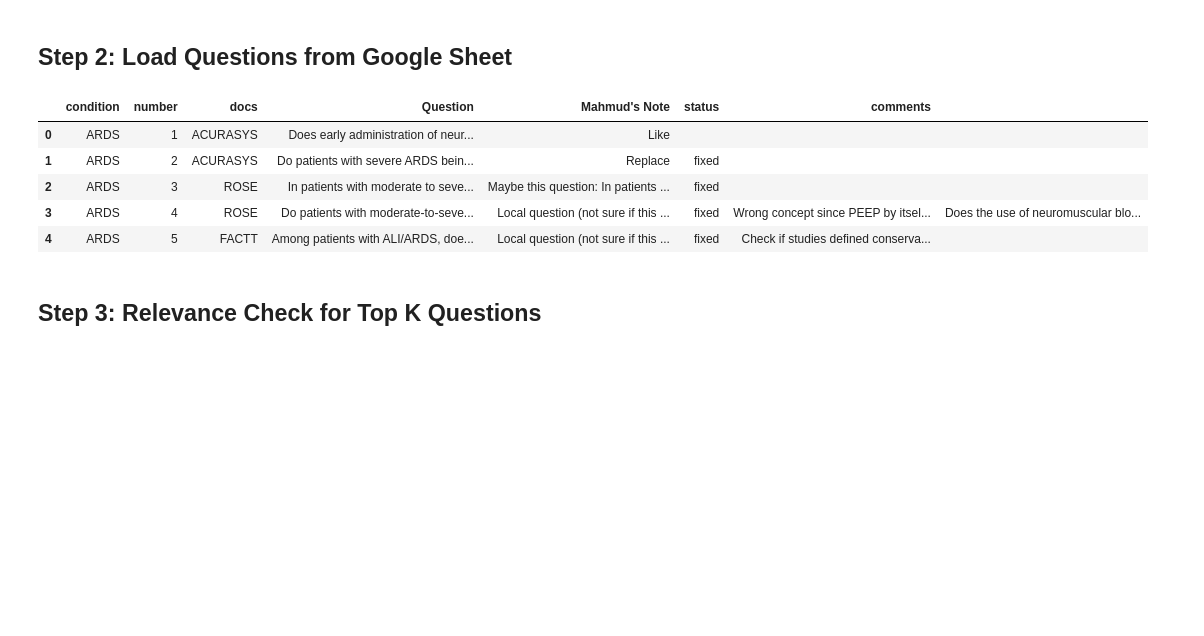
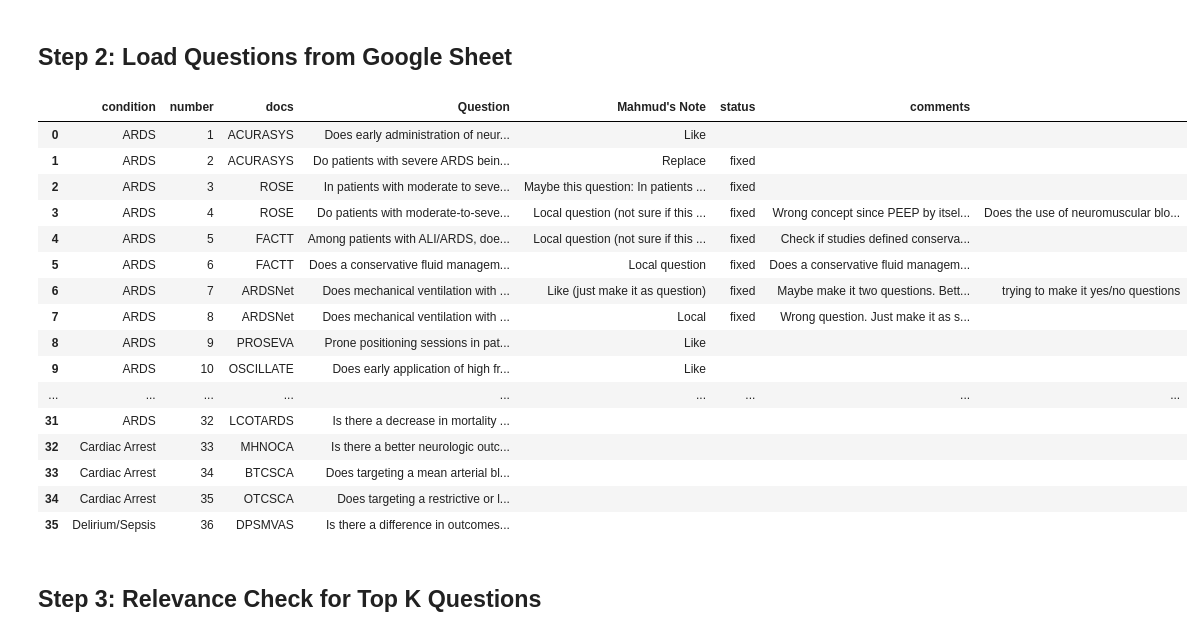
Before and after one commit to suim-park/GraphRAG_experiments, a Jupyter notebook: retrieve.ipynb, the cells around one changed output. Saved outputs shown, nothing was run; the diff lists cells and outputs as text; code cells hidden in the pictures; blank space fills up the shorter version.

```diff
--- a/retrieve.ipynb
+++ b/retrieve.ipynb
@@ -121,22 +121,36 @@ create_vector_index(graph, index_name)
 # %%
 spreadsheet = connect2Googlesheet()
 
 # Select the worksheet: relevance
 worksheet = spreadsheet.get_worksheet(2)
 
+# Define the expected headers
+# expected_headers = ['Header1', 'Header2', 'Header3']  # Replace with actual headers
+
 # Get all records as a list of dictionaries
 data = worksheet.get_all_records()
 
 # Convert to Pandas DataFrame
 df_MedQ = pd.DataFrame(data)
-df_MedQ.head()
+df_MedQ.head(36)
 # %% [output]
 |  | condition | number | docs | Question | Mahmud's Note | status | comments |  |
 | 0 | ARDS | 1 | ACURASYS | Does early administration of neur... | Like |  |  |  |
 | 1 | ARDS | 2 | ACURASYS | Do patients with severe ARDS bein... | Replace | fixed |  |  |
 | 2 | ARDS | 3 | ROSE | In patients with moderate to seve... | Maybe this question: In patients ... | fixed |  |  |
 | 3 | ARDS | 4 | ROSE | Do patients with moderate-to-seve... | Local question (not sure if this ... | fixed | Wrong concept since PEEP by itsel... | Does the use of neuromuscular blo... |
 | 4 | ARDS | 5 | FACTT | Among patients with ALI/ARDS, doe... | Local question (not sure if this ... | fixed | Check if studies defined conserva... |  |
+| 5 | ARDS | 6 | FACTT | Does a conservative fluid managem... | Local question | fixed | Does a conservative fluid managem... |  |
+| 6 | ARDS | 7 | ARDSNet | Does mechanical ventilation with ... | Like (just make it as question) | fixed | Maybe make it two questions. Bett... | trying to make it yes/no questions |
+| 7 | ARDS | 8 | ARDSNet | Does mechanical ventilation with ... | Local | fixed | Wrong question. Just make it as s... |  |
+| 8 | ARDS | 9 | PROSEVA | Prone positioning sessions in pat... | Like |  |  |  |
+| 9 | ARDS | 10 | OSCILLATE | Does early application of high fr... | Like |  |  |  |
+| ... | ... | ... | ... | ... | ... | ... | ... | ... |
+| 31 | ARDS | 32 | LCOTARDS | Is there a decrease in mortality ... |  |  |  |  |
+| 32 | Cardiac Arrest | 33 | MHNOCA | Is there a better neurologic outc... |  |  |  |  |
+| 33 | Cardiac Arrest | 34 | BTCSCA | Does targeting a mean arterial bl... |  |  |  |  |
+| 34 | Cardiac Arrest | 35 | OTCSCA | Does targeting a restrictive or l... |  |  |  |  |
+| 35 | Delirium/Sepsis | 36 | DPSMVAS | Is there a difference in outcomes... |  |  |  |  |
 # %% [markdown]
 ## Step 3: Relevance Check for Top K Questions
 # %% [markdown]
```
Also changed, not shown: parts of 18 cells of this notebook, 8 other files.
